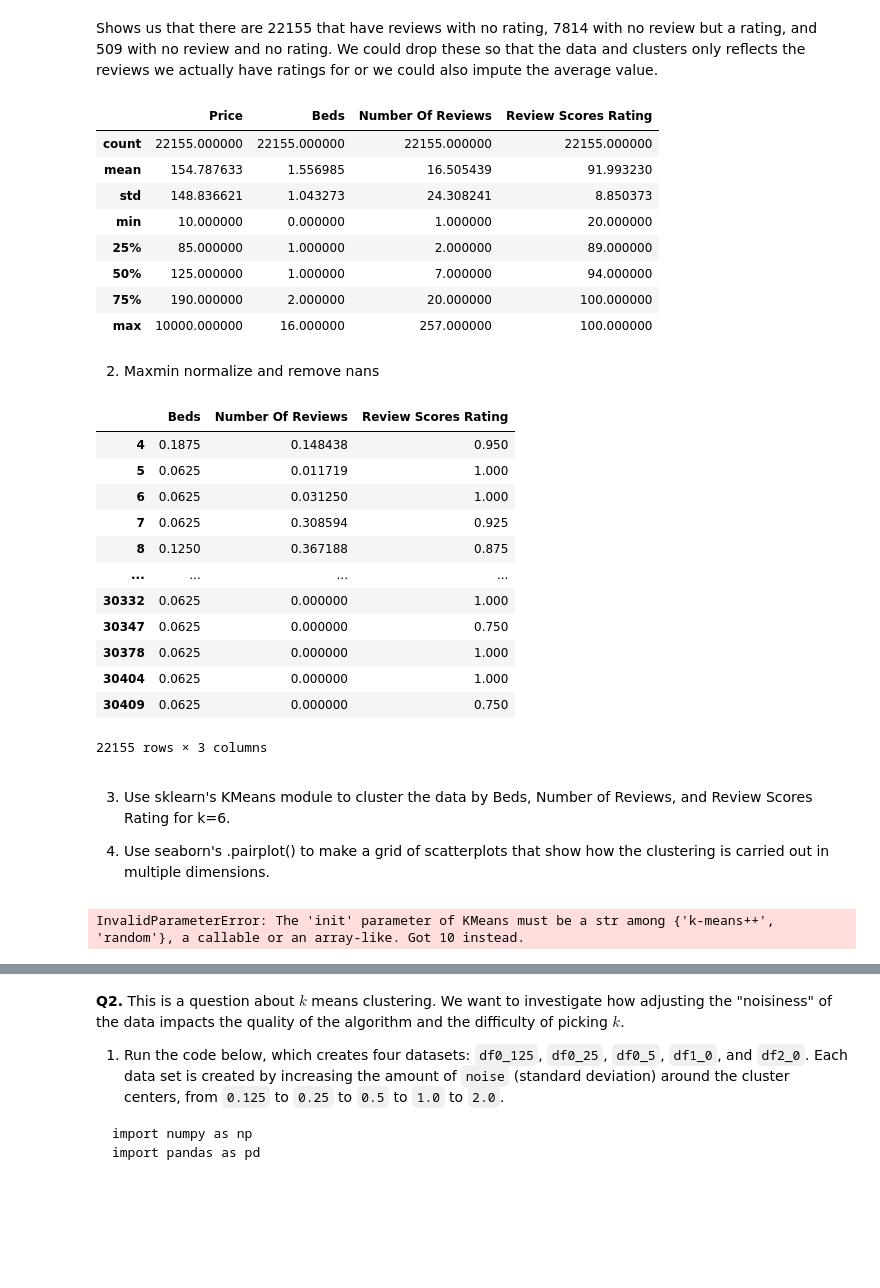
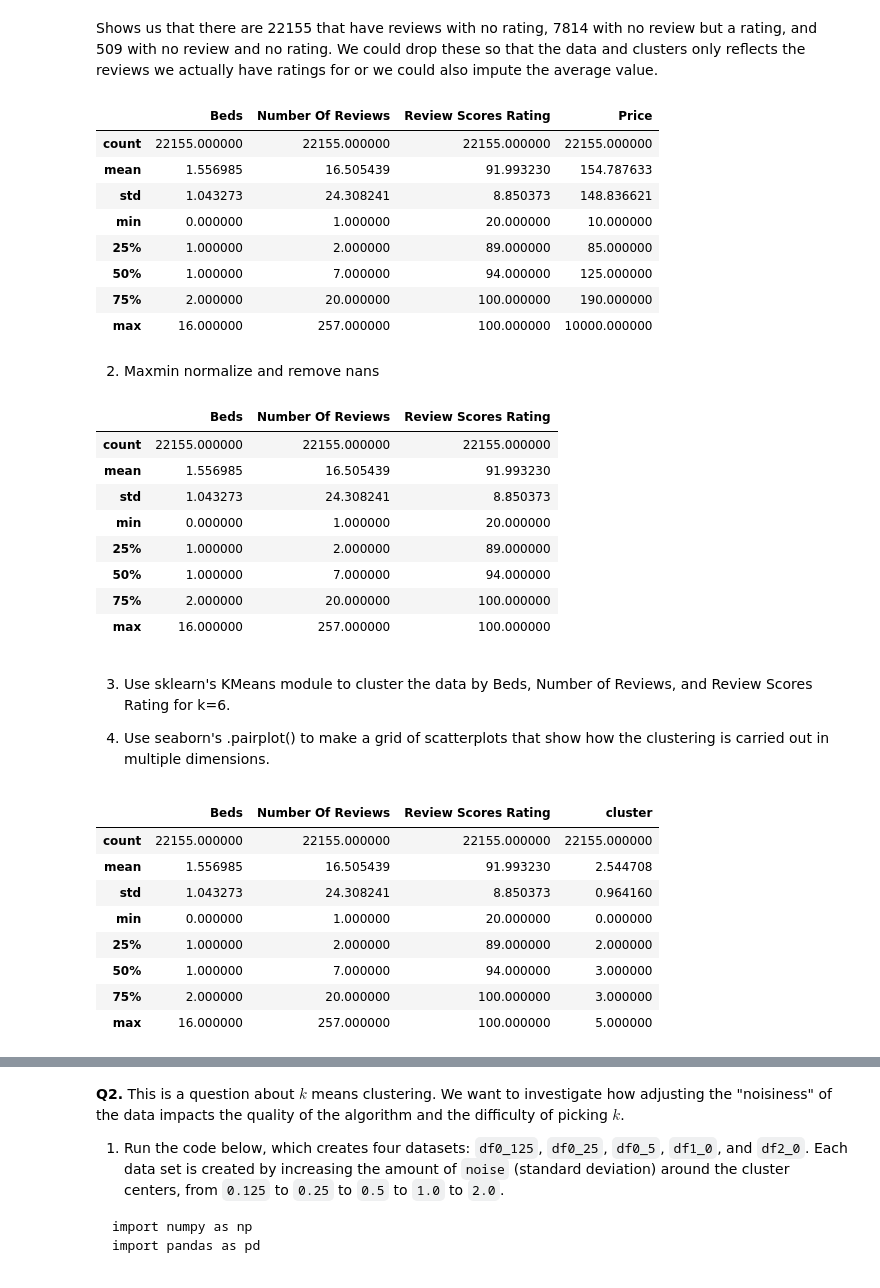
Before and after one commit to cwynne12/kmc, a Jupyter notebook: assignment_kmc.ipynb, the cells around one changed output, grey strips where cells are left out. Drawn from its saved outputs; the diff is of its cells as text; code cells hidden in the pictures; blank space fills up the shorter version.

```diff
--- a/assignment_kmc.ipynb
+++ b/assignment_kmc.ipynb
@@ -107,50 +107,59 @@ pd.crosstab((df['Review Scores Rating'].isnull()), df['Number Of Reviews']>0)
 # %% [markdown]
 Shows us that there are 22155 that have reviews with no rating, 7814 with no review but a rating, and 509 with no review and no rating. We could drop these so that the data and clusters only reflects the reviews we actually have ratings for or we could also impute the average value.
 # %%
-
-x['Review Scores Rating'] = x['Review Scores Rating'].dropna()
+x=x.dropna()
 x.describe()
 # %% [output]
-|  | Price | Beds | Number Of Reviews | Review Scores Rating |
+|  | Beds | Number Of Reviews | Review Scores Rating | Price |
 | count | 22155.000000 | 22155.000000 | 22155.000000 | 22155.000000 |
-| mean | 154.787633 | 1.556985 | 16.505439 | 91.993230 |
-| std | 148.836621 | 1.043273 | 24.308241 | 8.850373 |
-| min | 10.000000 | 0.000000 | 1.000000 | 20.000000 |
-| 25% | 85.000000 | 1.000000 | 2.000000 | 89.000000 |
-| 50% | 125.000000 | 1.000000 | 7.000000 | 94.000000 |
-| 75% | 190.000000 | 2.000000 | 20.000000 | 100.000000 |
-| max | 10000.000000 | 16.000000 | 257.000000 | 100.000000 |
+| mean | 1.556985 | 16.505439 | 91.993230 | 154.787633 |
+| std | 1.043273 | 24.308241 | 8.850373 | 148.836621 |
+| min | 0.000000 | 1.000000 | 20.000000 | 10.000000 |
+| 25% | 1.000000 | 2.000000 | 89.000000 | 85.000000 |
+| 50% | 1.000000 | 7.000000 | 94.000000 | 125.000000 |
+| 75% | 2.000000 | 20.000000 | 100.000000 | 190.000000 |
+| max | 16.000000 | 257.000000 | 100.000000 | 10000.000000 |
 # %% [markdown]
 2. Maxmin normalize and remove nans
 # %%
 def maxmin(z): #define maxmin function
   u = (z-min(z))/(max(z)-min(z))
   return(u)
-
-x.apply(maxmin)
+no_price = x.drop('Price', axis=1)
+no_price.apply(maxmin)
+no_price.describe()
 # %% [output]
 |  | Beds | Number Of Reviews | Review Scores Rating |
-| 4 | 0.1875 | 0.148438 | 0.950 |
-| 5 | 0.0625 | 0.011719 | 1.000 |
-| 6 | 0.0625 | 0.031250 | 1.000 |
-| 7 | 0.0625 | 0.308594 | 0.925 |
-| 8 | 0.1250 | 0.367188 | 0.875 |
-| ... | ... | ... | ... |
-| 30332 | 0.0625 | 0.000000 | 1.000 |
-| 30347 | 0.0625 | 0.000000 | 0.750 |
-| 30378 | 0.0625 | 0.000000 | 1.000 |
-| 30404 | 0.0625 | 0.000000 | 1.000 |
-| 30409 | 0.0625 | 0.000000 | 0.750 |
+| count | 22155.000000 | 22155.000000 | 22155.000000 |
+| mean | 1.556985 | 16.505439 | 91.993230 |
+| std | 1.043273 | 24.308241 | 8.850373 |
+| min | 0.000000 | 1.000000 | 20.000000 |
+| 25% | 1.000000 | 2.000000 | 89.000000 |
+| 50% | 1.000000 | 7.000000 | 94.000000 |
+| 75% | 2.000000 | 20.000000 | 100.000000 |
+| max | 16.000000 | 257.000000 | 100.000000 |
-22155 rows × 3 columns
 # %% [markdown]
 3. Use sklearn's KMeans module to cluster the data by Beds, Number of Reviews, and Review Scores Rating for k=6.
 
 4. Use seaborn's .pairplot() to make a grid of scatterplots that show how the clustering is carried out in multiple dimensions.
 # %%
 from sklearn.cluster import KMeans # Import kmc
-initial_centroids = np.random.randint(low=1,high=24,size=3) # Determine initial centroids
-model = KMeans(n_clusters=1, max_iter=300, init =10,  random_state=0) # Pass centroids and options into the model
-model = model.fit(x) # Initialize a kmc model
-df['g_hat'] = model.predict(x) # Predict values
+#initial_centroids = np.random.randint(low=1,high=24,size=3) # Determine initial centroids
+#model = KMeans(n_clusters=1, max_iter=300, init =10,  random_state=0) # Pass centroids and options into the model
+#model = model.fit(x) # Initialize a kmc model
+#df['g_hat'] = model.predict(x) # Predict values
+
+model = KMeans(n_clusters=6, max_iter=300, n_init = 10, random_state=0) # Create a model for
+model = model.fit(no_price) # Fit the emodel
+no_price['cluster'] = model.labels_
+no_price.describe()
 # %% [output]
-InvalidParameterError: The 'init' parameter of KMeans must be a str among {'k-means++', 'random'}, a callable or an array-like. Got 10 instead.
+|  | Beds | Number Of Reviews | Review Scores Rating | cluster |
+| count | 22155.000000 | 22155.000000 | 22155.000000 | 22155.000000 |
+| mean | 1.556985 | 16.505439 | 91.993230 | 2.544708 |
+| std | 1.043273 | 24.308241 | 8.850373 | 0.964160 |
+| min | 0.000000 | 1.000000 | 20.000000 | 0.000000 |
+| 25% | 1.000000 | 2.000000 | 89.000000 | 2.000000 |
+| 50% | 1.000000 | 7.000000 | 94.000000 | 3.000000 |
+| 75% | 2.000000 | 20.000000 | 100.000000 | 3.000000 |
+| max | 16.000000 | 257.000000 | 100.000000 | 5.000000 |
```
Also changed, not shown: parts of 18 cells of this notebook.
